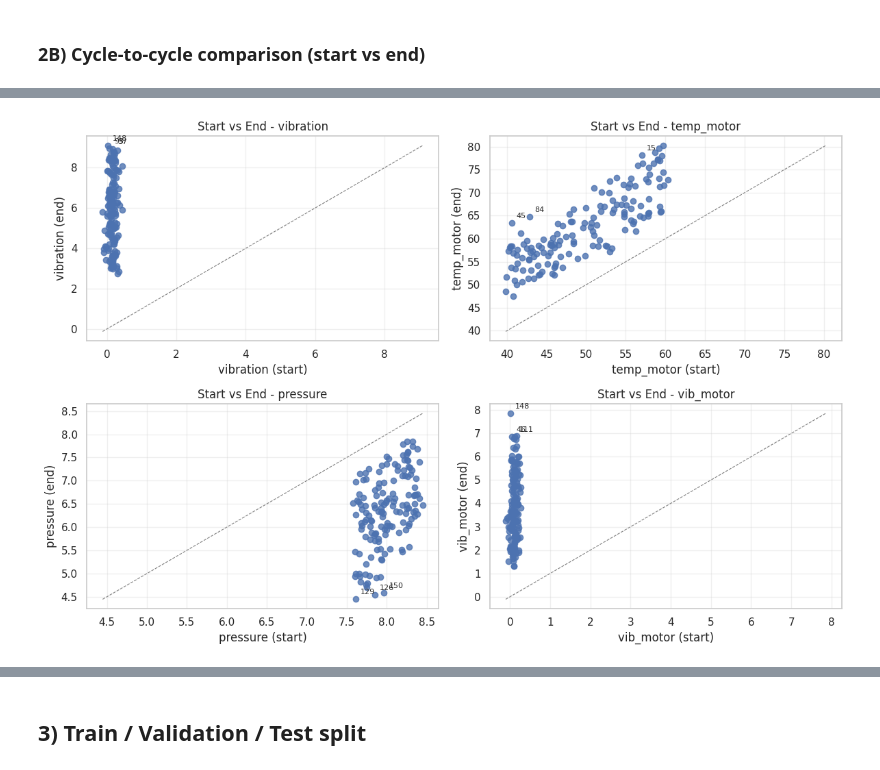
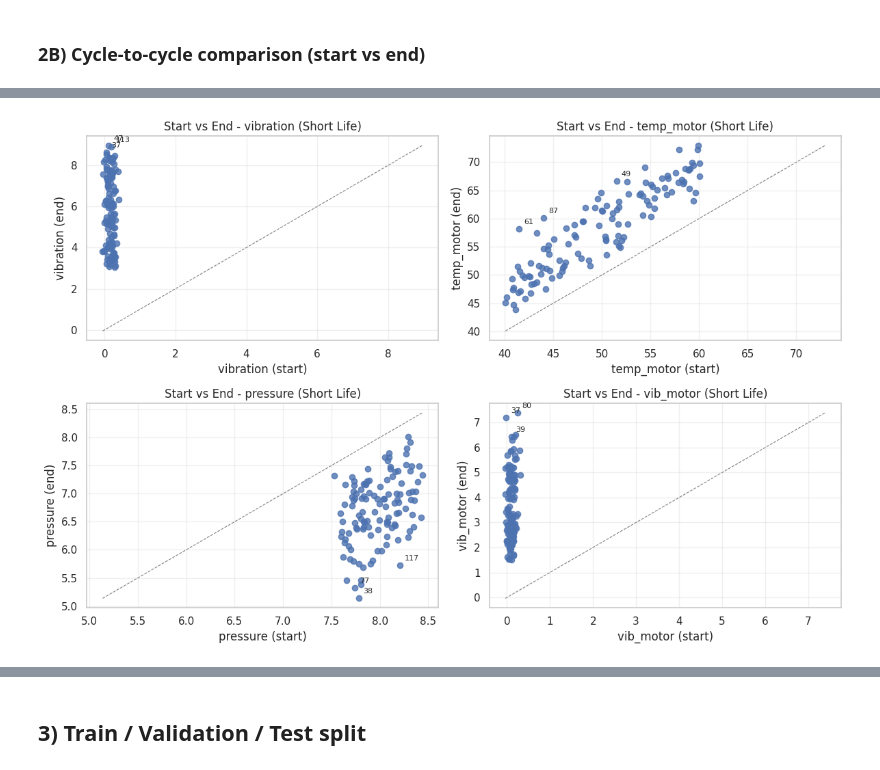
Before and after one commit to canozkan17/ROS2-Based-Smart-Factory-Digital-Twin, a Jupyter notebook: model_process_pump_Training.ipynb, the cells around one changed output, grey strips where cells are left out. Saved outputs shown, nothing was run; the diff lists cells and outputs as text; code cells hidden in the pictures.

Commit message:
two dataset generation for two stage system. model training configuration for two different datasets.

```diff
--- a/model_process_pump_Training.ipynb
+++ b/model_process_pump_Training.ipynb
@@ -332,16 +485,19 @@ Name: abs_corr, dtype: float64
 # 2B/ Cycle comparison: start vs end values per cycle
 print("2B/ CYCLE COMPARISONS - start vs end summaries and plots")
 
-# Ensure dataset is loaded
-assert 'df_raw' in globals(), "df_raw must be defined (run dataset load cell)"
+# Ensure datasets are loaded
+assert 'df_raw_short_life' in globals() and 'df_raw_long_life' in globals(), "Datasets must be defined (run dataset load cells)"
 
-# Sensors to compare
-sensors = ['vibration', 'temp_motor', 'pressure', 'vib_motor']
-available_sensors = [s for s in sensors if s in df_raw.columns]
-if not available_sensors:
-    print("No sensors found to compare")
-else:
-    print(f"Comparing sensors: {available_sensors}")
+
+def cycle_comparison(df_raw, title_suffix=""):
+    # Sensors to compare
+    sensors = ['vibration', 'temp_motor', 'pressure', 'vib_motor']
+    available_sensors = [s for s in sensors if s in df_raw.columns]
+    if not available_sensors:
+        print(f"No sensors found to compare {title_suffix}")
+        return
+    else:
+        print(f"Comparing sensors {title_suffix}: {available_sensors}")
 
     # Sort and group by cycle
     df_sorted = df_raw.sort_values(['cycle_id', 'time_min'])
@@ -359,58 +515,59 @@ else:
     # Compute deltas and percent changes
     for s in available_sensors:
         start_end[f'{s}_delta'] = start_end[f'{s}_end'] - start_end[f'{s}_start']
-        # handle division by zero for percent change
         start_vals = start_end[f'{s}_start'].replace(0, np.nan)
         start_end[f'{s}_pct_change'] = (start_end[f'{s}_delta'] / start_vals) * 100
 
     # Print a small example table
     cols_show = ['cycle_id'] + [f'{s}_start' for s in available_sensors] + [f'{s}_end' for s in available_sensors]
-    print("\nExample start/end table (first 8 cycles):")
+    print(f"\nExample start/end table {title_suffix} (first 8 cycles):")
     display(start_end[cols_show].head(8))
 
     # Summary statistics of deltas
     delta_cols = [f'{s}_delta' for s in available_sensors]
-    print("\nDelta summary (end - start):")
+    print(f"\nDelta summary {title_suffix} (end - start):")
     print(start_end[delta_cols].describe().T)
 
+    # Scatter plots start vs end
+    n = len(available_sensors)
+    rows, cols = 2, 2
+    fig, axes = plt.subplots(rows, cols, figsize=(12, 8))
+    axes = axes.flatten()
+    for i, s in enumerate(available_sensors):
+        ax = axes[i]
+        x = start_end[f'{s}_start']
+        y = start_end[f'{s}_end']
+        ax.scatter(x, y, alpha=0.8)
+        lims = [min(x.min(), y.min()), max(x.max(), y.max())]
+        ax.plot(lims, lims, '--', color='gray', linewidth=0.8)
+        ax.set_xlabel(f'{s} (start)')
+        ax.set_ylabel(f'{s} (end)')
+        ax.set_title(f'Start vs End - {s} {title_suffix}')
+        ax.grid(alpha=0.3)
 
-n = len(available_sensors)
-rows = 2
-cols = 2
-fig, axes = plt.subplots(rows, cols, figsize=(12, 8))
-axes = axes.flatten()
-for i, s in enumerate(available_sensors):
-    ax = axes[i]
-    x = start_end[f'{s}_start']
-    y = start_end[f'{s}_end']
-    ax.scatter(x, y, alpha=0.8)
-    # diagonal line
-    lims = [min(x.min(), y.min()), max(x.max(), y.max())]
-    ax.plot(lims, lims, '--', color='gray', linewidth=0.8)
-    ax.set_xlabel(f'{s} (start)')
-    ax.set_ylabel(f'{s} (end)')
-    ax.set_title(f'Start vs End - {s}')
-    ax.grid(alpha=0.3)
+        # Annotate top 3 cycles by absolute delta
+        top3 = start_end.reindex(start_end[f'{s}_delta'].abs().sort_values(ascending=False).index).head(3)
+        for _, row in top3.iterrows():
+            ax.annotate(int(row['cycle_id']), (row[f'{s}_start'], row[f'{s}_end']),
+                        textcoords='offset points', xytext=(5,5), fontsize=8)
+    for j in range(n, rows*cols):
+        axes[j].axis('off')
 
-    # Annotate top 3 cycles by absolute delta
-    top3 = start_end.reindex(start_end[f'{s}_delta'].abs().sort_values(ascending=False).index).head(3)
-    for _, row in top3.iterrows():
-        ax.annotate(int(row['cycle_id']), (row[f'{s}_start'], row[f'{s}_end']),
-                    textcoords='offset points', xytext=(5,5), fontsize=8)
-# hide any unused axes
-for j in range(n, rows*cols):
-    axes[j].axis('off')
-
-plt.tight_layout()
-plt.show()
+    plt.tight_layout()
+    plt.show()
 
     # Top increasing / decreasing cycles per sensor
-for s in available_sensors:
-    print(f"\nTop 3 cycles with largest increase in {s} (end - start):")
-    print(start_end[['cycle_id', f'{s}_start', f'{s}_end', f'{s}_delta']].nlargest(3, f'{s}_delta'))
-    print(f"Top 3 cycles with largest decrease in {s}:")
-    print(start_end[['cycle_id', f'{s}_start', f'{s}_end', f'{s}_delta']].nsmallest(3, f'{s}_delta'))
+    for s in available_sensors:
+        print(f"\nTop 3 cycles with largest increase in {s} {title_suffix} (end - start):")
+        print(start_end[['cycle_id', f'{s}_start', f'{s}_end', f'{s}_delta']].nlargest(3, f'{s}_delta'))
+        print(f"Top 3 cycles with largest decrease in {s} {title_suffix}:")
+        print(start_end[['cycle_id', f'{s}_start', f'{s}_end', f'{s}_delta']].nsmallest(3, f'{s}_delta'))
 
-print_footer("Explanatory Data Analysis COMPLETED")
+    print_footer(f"Explanatory Data Analysis COMPLETED {title_suffix}")
+
+
+# Run for both datasets
+cycle_comparison(df_raw_short_life, title_suffix="(Short Life)")
+cycle_comparison(df_raw_long_life, title_suffix="(Long Life)")
 # %% [output]
 2B/ CYCLE COMPARISONS - start vs end summaries and plots
@@ -435 +592 @@ vib_motor_delta   150.0   3.697  1.439  1.202  2.511   3.486   4.810   7.849
-[figure, old version]
+[figure, new version]
```
Also changed, not shown: parts of 21 cells of this notebook, 8 other files.
